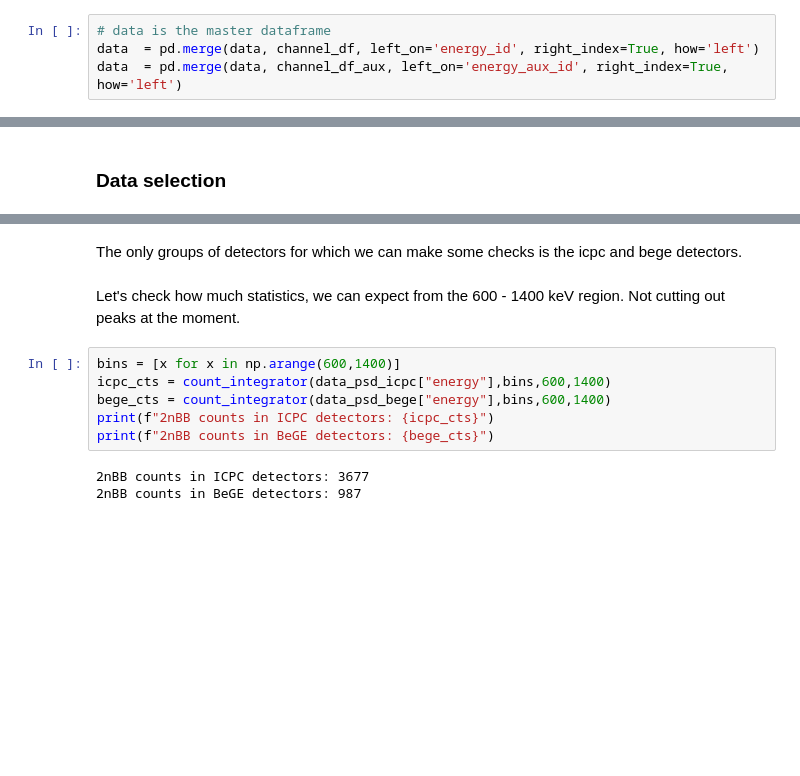
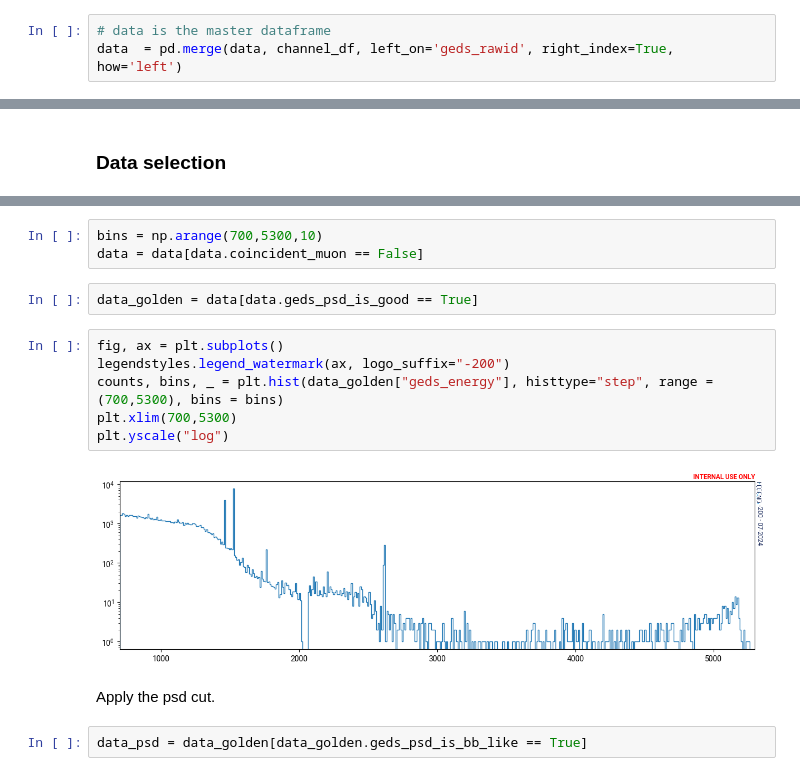
Before and after one commit to Jita22/legend_utils, a Jupyter notebook: skimmed_file_reader/2nbb_continuum.ipynb, the cells around one changed output, grey strips where cells are left out. Cells and saved outputs as stored; diff of their text form; blank space fills up the shorter version.

```diff
--- a/skimmed_file_reader/2nbb_continuum.ipynb
+++ b/skimmed_file_reader/2nbb_continuum.ipynb
@@ -129,5 +113,4 @@ channel_df_aux = pd.DataFrame.from_dict(channel_dict, orient='index', columns=['
 ### Merging the channel map and the data
 # %%
 # data is the master dataframe
-data  = pd.merge(data, channel_df, left_on='energy_id', right_index=True, how='left')
-data  = pd.merge(data, channel_df_aux, left_on='energy_aux_id', right_index=True, how='left')
+data  = pd.merge(data, channel_df, left_on='geds_rawid', right_index=True, how='left')
@@ -243,13 +121,17 @@ The recent metadata does not flag any PPC as usable. So is plot going to change
-# %% [markdown]
-The only groups of detectors for which we can make some checks is the icpc and bege detectors.
-# %% [markdown]
-Let's check how much statistics, we can expect from the 600 - 1400 keV region. Not cutting out peaks at the moment.
-# %%
-bins = [x for x in np.arange(600,1400)]
-icpc_cts = count_integrator(data_psd_icpc["energy"],bins,600,1400)
-bege_cts = count_integrator(data_psd_bege["energy"],bins,600,1400)
-print(f"2nBB counts in ICPC detectors: {icpc_cts}")
-print(f"2nBB counts in BeGE detectors: {bege_cts}")
-# %% [output]
-2nBB counts in ICPC detectors: 3677
-2nBB counts in BeGE detectors: 987
+# %%
+bins = np.arange(700,5300,10)
+data = data[data.coincident_muon == False]
+# %%
+data_golden = data[data.geds_psd_is_good == True]
+# %%
+fig, ax = plt.subplots()
+legendstyles.legend_watermark(ax, logo_suffix="-200")
+counts, bins, _ = plt.hist(data_golden["geds_energy"], histtype="step", range = (700,5300), bins = bins)
+plt.xlim(700,5300)
+plt.yscale("log")
+# %% [output]
+[figure, added]
+# %% [markdown]
+Apply the psd cut.
+# %%
+data_psd = data_golden[data_golden.geds_psd_is_bb_like == True]
```
Also changed, not shown: parts of 27 cells of this notebook.
